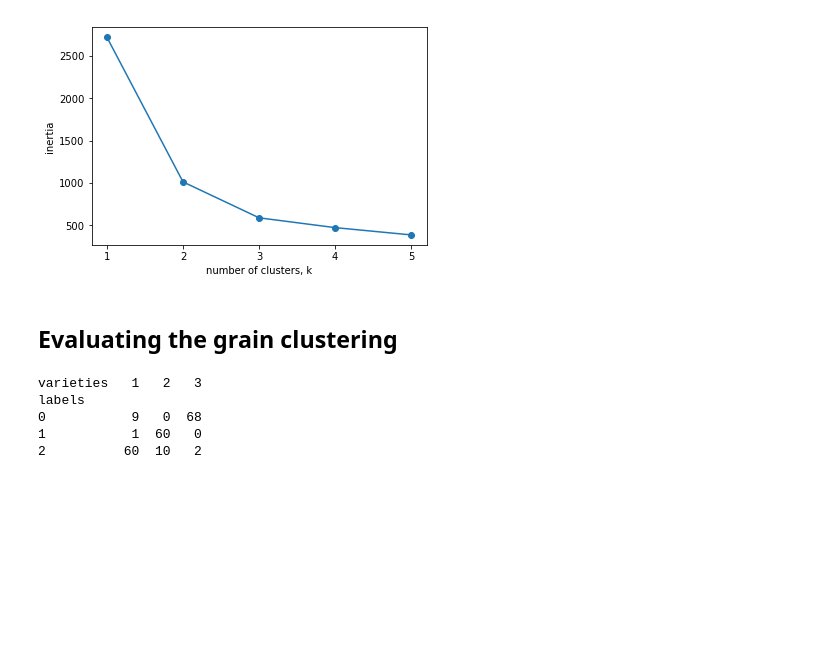
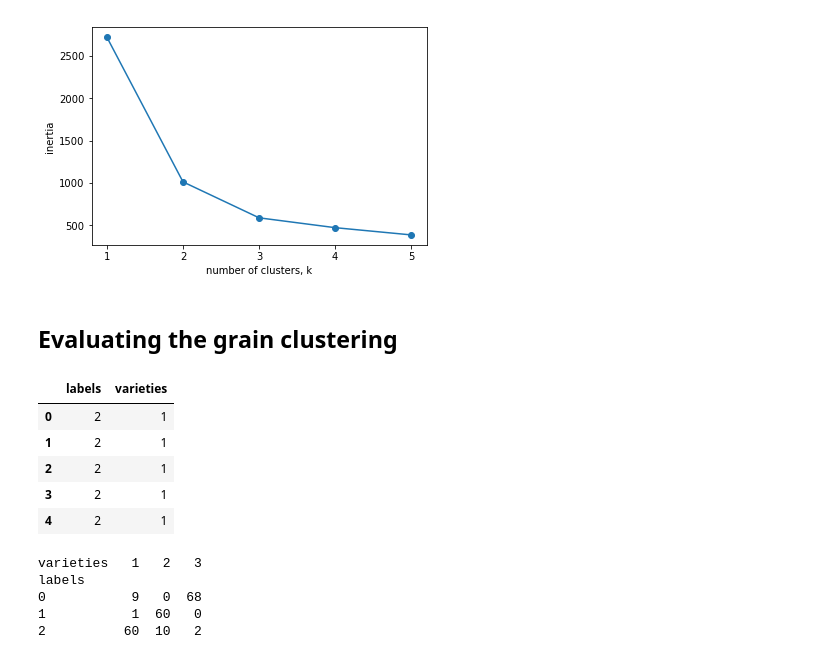
Before and after one commit to lukasz-f/data-camp, a Jupyter notebook: unsupervised learning/Seeds, KMeans, Inertias, Crosstab.ipynb, the cells around one changed output. Saved outputs shown, nothing was run; the diff lists cells and outputs as text; code cells hidden in the pictures; blank space fills up the shorter version.

```diff
--- a/unsupervised learning/Seeds, KMeans, Inertias, Crosstab.ipynb
+++ b/unsupervised learning/Seeds, KMeans, Inertias, Crosstab.ipynb
@@ -59,6 +59,16 @@ labels = model.fit_predict(samples)
 # %%
 # Create a DataFrame with labels and varieties as columns
 df = pd.DataFrame({'labels': labels, 'varieties': varieties})
+# %%
+# Show DataFrame
+df.head()
+# %% [output]
+|  | labels | varieties |
+| 0 | 2 | 1 |
+| 1 | 2 | 1 |
+| 2 | 2 | 1 |
+| 3 | 2 | 1 |
+| 4 | 2 | 1 |
 # %%
 # Create crosstab
 ct = pd.crosstab(df['labels'], df['varieties'])
```
Also changed, not shown: parts of 2 cells of this notebook, 3 other files.
